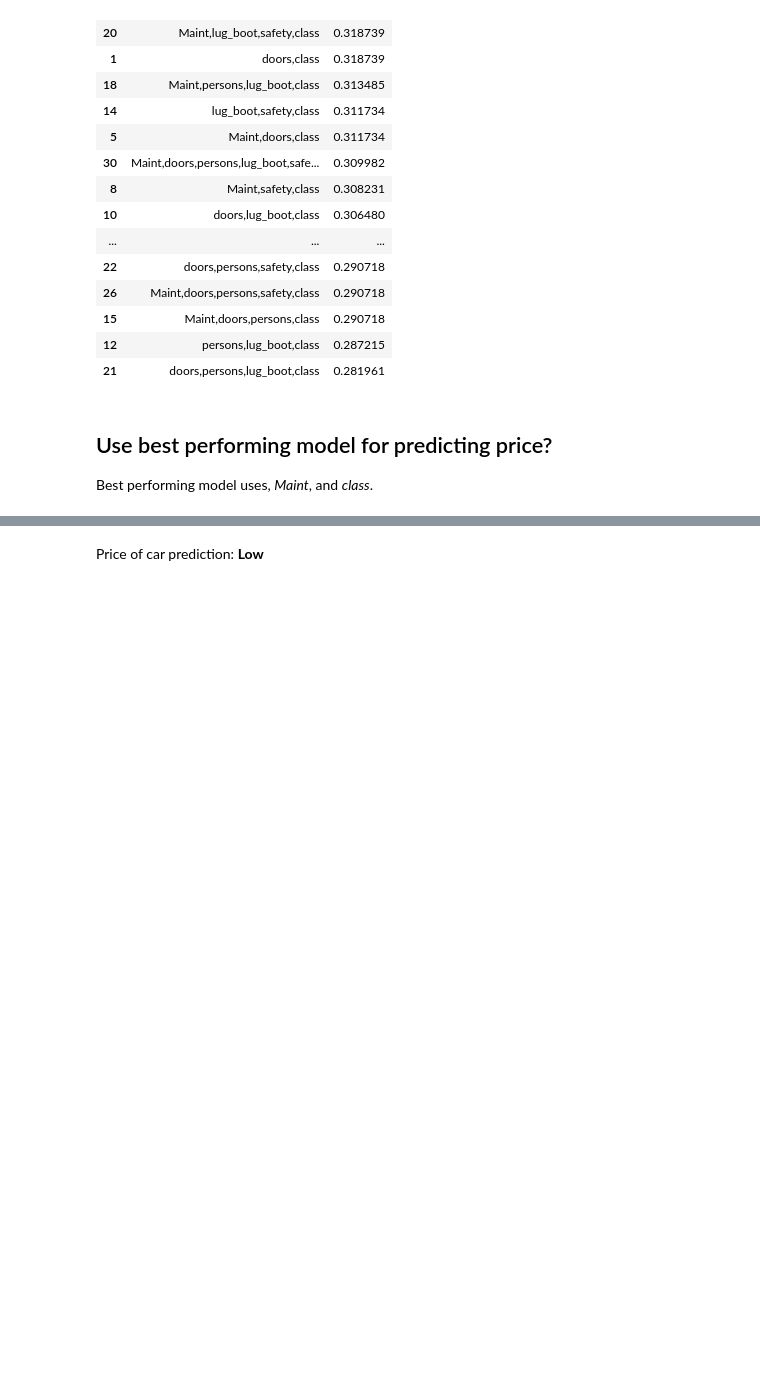
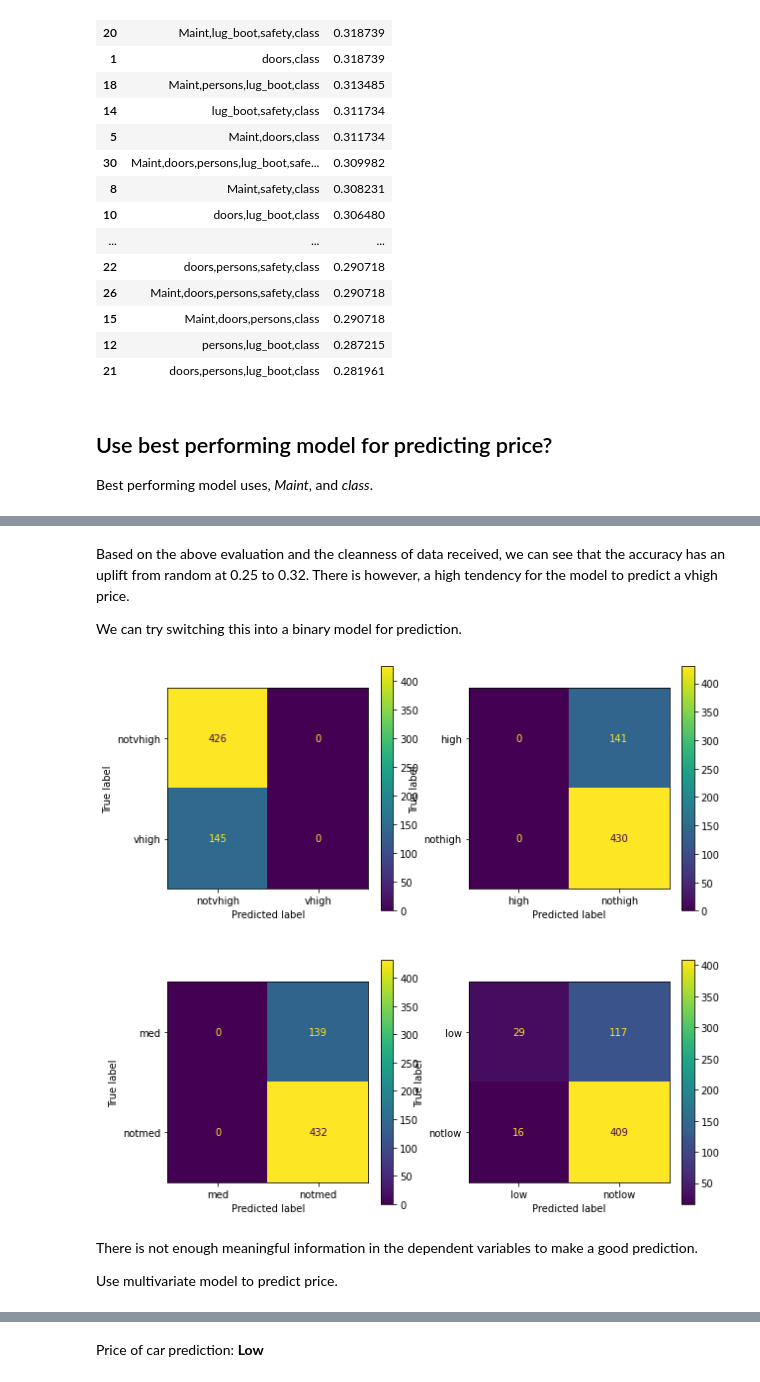
Before and after one commit to nelsonljs/govtech_de_test, a Jupyter notebook: section5/ml.ipynb, the cells around one changed output, grey strips where cells are left out. Saved outputs shown, nothing was run; the diff lists cells and outputs as text; code cells hidden in the pictures; blank space fills up the shorter version.

```diff
--- a/section5/ml.ipynb
+++ b/section5/ml.ipynb
@@ -225,0 +235,74 @@ Feature names must be in the same order as they were in fit.
+# %% [markdown]
+Based on the above evaluation and the cleanness of data received, we can see that the accuracy has an uplift from random at 0.25 to 0.32. There is however, a high tendency for the model to predict a vhigh price.
+
+We can try switching this into a binary model for prediction.
+# %%
+## Try switching to binary predictions?
+from sklearn.preprocessing import OneHotEncoder
+from sklearn import metrics
+predictor_columns = ['class','Maint']
+
+def switch_to_binary_model():
+    for prices in mydf['Price'].unique():
+
+        my_binary_df = mydf.copy(deep=True)
+        my_binary_df.loc[~(my_binary_df['Price']==prices),'Price'] = f'not{prices}'
+
+        enc = OneHotEncoder(handle_unknown='ignore')
+        target = my_binary_df['Price']
+        X = my_binary_df.loc[:, predictor_columns]
+
+        enc.fit(X)
+        independ_variables_OHE = enc.transform(X).toarray()
+        # enc.inverse_transform([[0, 1, 1, 0, 0], [0, 0, 0, 1, 0]])
+        # enc.get_feature_names_out(['gender', 'group'])
+
+        from sklearn.model_selection import train_test_split
+
+        split_df = train_test_split(
+            independ_variables_OHE,
+            target,
+            test_size=0.33,
+            random_state=42)
+
+        from sklearn.linear_model import LogisticRegression
+
+        X_train, X_test, y_train, y_test = split_df
+        # Create an instance of Logistic Regression Classifier and fit the data.
+        logreg = LogisticRegression(C=1e5)
+        logreg.fit(X_train, y_train)
+
+        yield logreg, enc, split_df
+
+predictor_columns = ['class','Maint']
+
+# Maintenance = High
+# Number of doors = 4
+# Lug Boot Size = Big
+# Safety = High
+# Class Value = Good
+
+my_predictions = []
+
+for my_binary_logreg_model, enc, split_df in switch_to_binary_model():
+    X_train, X_test, y_train, y_test = split_df
+
+    ## Evaluation of logreg model
+    y_predictions = my_binary_logreg_model.predict(X_test)
+    fpr = metrics.classification_report(y_test, y_predictions)
+    my_predictions.append((y_test, y_predictions, my_binary_logreg_model.classes_))
+
+import matplotlib.pyplot as plt
+
+fig,axes=plt.subplots(2,2, figsize=(10,10))
+for my_predictions, ax in zip(my_predictions, axes.flatten()):
+    test, pred, classes = my_predictions
+    metrics.ConfusionMatrixDisplay.from_predictions(test, pred, labels=classes, ax=ax)
+
+plt.show()
+# %% [output]
+[figure, added]
+# %% [markdown]
+There is not enough meaningful information in the dependent variables to make a good prediction.
+
+Use multivariate model to predict price.
```
Also changed, not shown: parts of 5 cells of this notebook.
